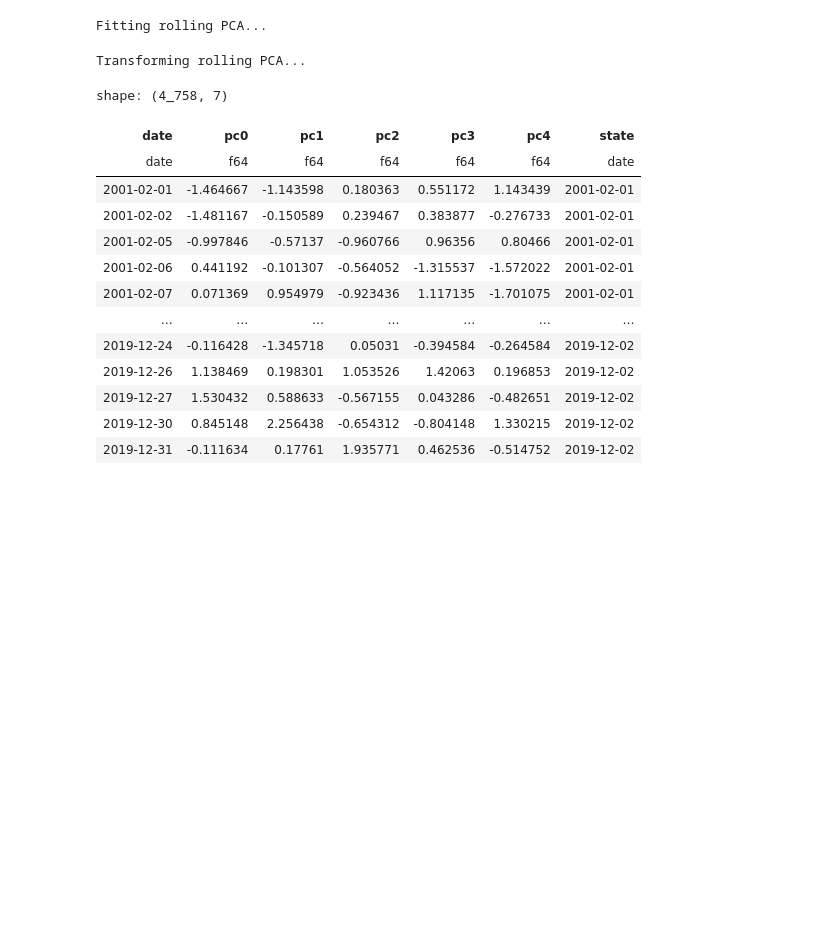
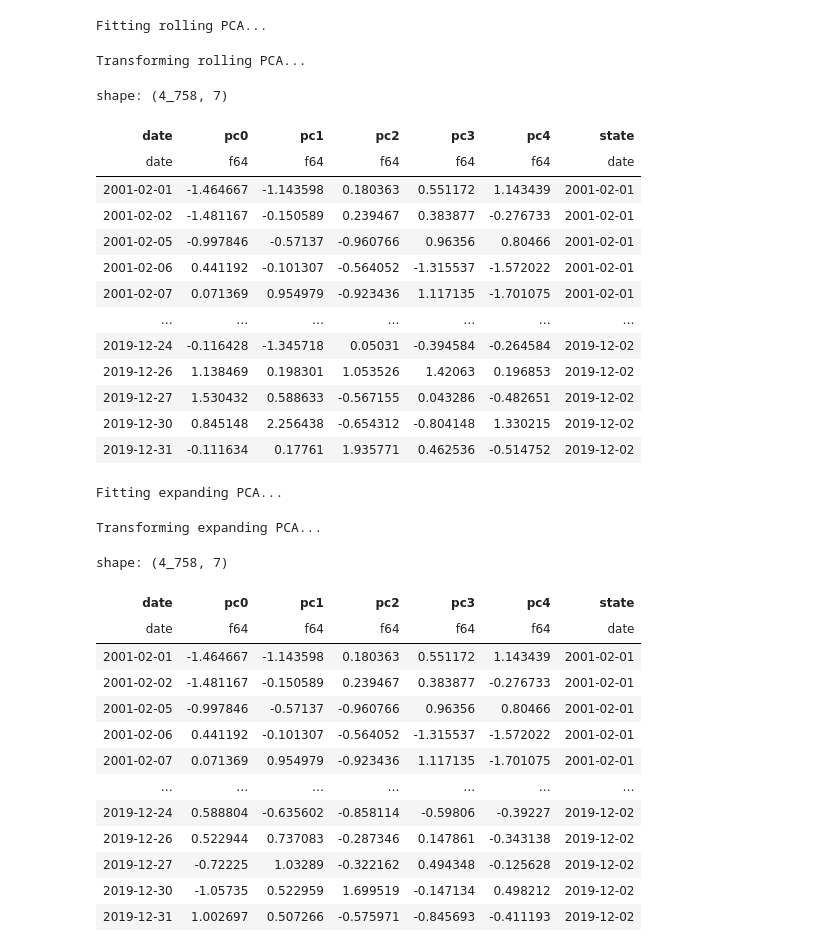
Before and after one commit to rvance1/factor-momentum, a Jupyter notebook: notebooks/TEMP.ipynb, the cells around one changed output. Cells and saved outputs as stored; diff of their text form; code cells hidden in the pictures; blank space fills up the shorter version.

```diff
--- a/notebooks/TEMP.ipynb
+++ b/notebooks/TEMP.ipynb
@@ -31,4 +45,24 @@ shape: (4_758, 7)
 | 2019-12-27 | 1.530432 | 0.588633 | -0.567155 | 0.043286 | -0.482651 | 2019-12-02 |
 | 2019-12-30 | 0.845148 | 2.256438 | -0.654312 | -0.804148 | 1.330215 | 2019-12-02 |
 | 2019-12-31 | -0.111634 | 0.17761 | 1.935771 | 0.462536 | -0.514752 | 2019-12-02 |
+# %%
+pc_expanding_returns = pca_engine.fit_transform_expanding_monthly(start, factor_returns)
+pc_expanding_returns
+# %% [output]
+Fitting expanding PCA...
+Transforming expanding PCA...
+shape: (4_758, 7)
+| date | pc0 | pc1 | pc2 | pc3 | pc4 | state |
+| date | f64 | f64 | f64 | f64 | f64 | date |
+| 2001-02-01 | -1.464667 | -1.143598 | 0.180363 | 0.551172 | 1.143439 | 2001-02-01 |
+| 2001-02-02 | -1.481167 | -0.150589 | 0.239467 | 0.383877 | -0.276733 | 2001-02-01 |
+| 2001-02-05 | -0.997846 | -0.57137 | -0.960766 | 0.96356 | 0.80466 | 2001-02-01 |
+| 2001-02-06 | 0.441192 | -0.101307 | -0.564052 | -1.315537 | -1.572022 | 2001-02-01 |
+| 2001-02-07 | 0.071369 | 0.954979 | -0.923436 | 1.117135 | -1.701075 | 2001-02-01 |
+| … | … | … | … | … | … | … |
+| 2019-12-24 | 0.588804 | -0.635602 | -0.858114 | -0.59806 | -0.39227 | 2019-12-02 |
+| 2019-12-26 | 0.522944 | 0.737083 | -0.287346 | 0.147861 | -0.343138 | 2019-12-02 |
+| 2019-12-27 | -0.72225 | 1.03289 | -0.322162 | 0.494348 | -0.125628 | 2019-12-02 |
+| 2019-12-30 | -1.05735 | 0.522959 | 1.699519 | -0.147134 | 0.498212 | 2019-12-02 |
+| 2019-12-31 | 1.002697 | 0.507266 | -0.575971 | -0.845693 | -0.411193 | 2019-12-02 |
 # %%
```
Also changed, not shown: parts of 18 cells of this notebook, 21 other files.
